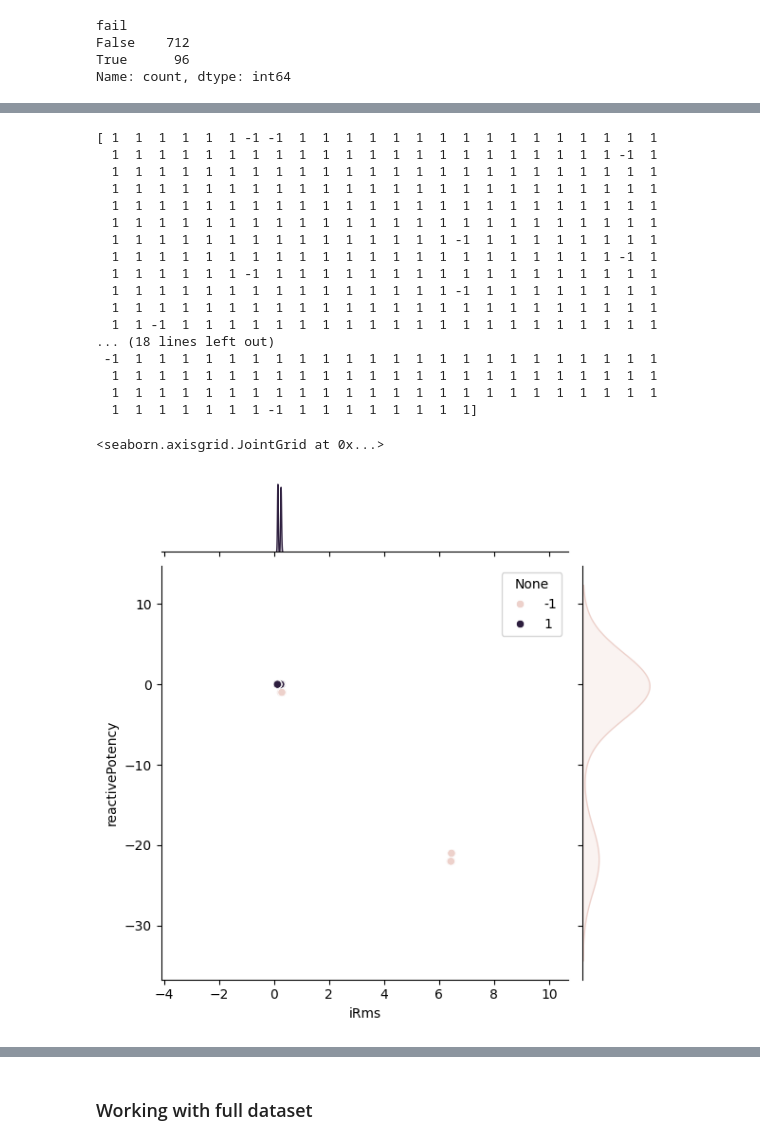
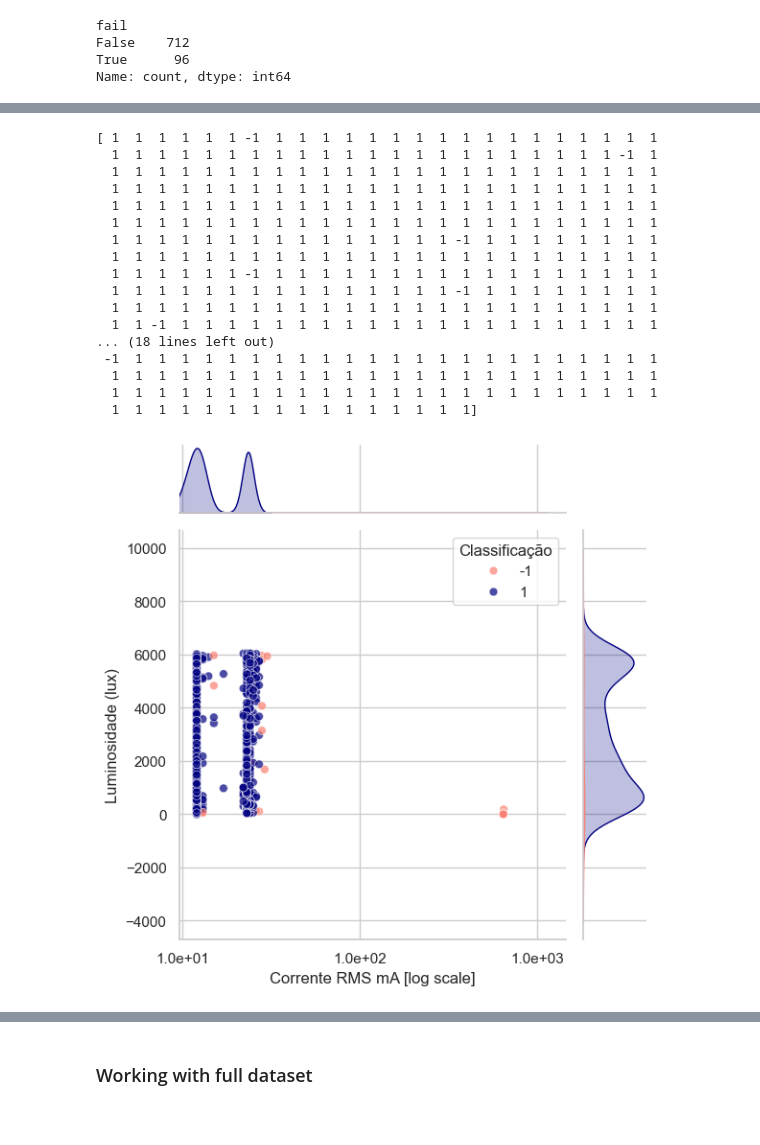
Before and after one commit to Joaohsd/project-c318, a Jupyter notebook: iforest.ipynb, the cells around one changed output, grey strips where cells are left out. Saved outputs shown, nothing was run; the diff lists cells and outputs as text; code cells hidden in the pictures.

```diff
--- a/iforest.ipynb
+++ b/iforest.ipynb
@@ -155,7 +203,7 @@ Name: count, dtype: int64
 # %%
 df_target_day = pd.Series(np.where(df_target_day, -1, 1), index=df_target_day.index)
 # %%
-model = IsolationForest(random_state=42, contamination=0.05)
+model = IsolationForest(random_state=42, contamination=0.025)
 y_pred = model.fit_predict(df_features_day)
 # %%
 evaluate(y_pred, df_target_day)
@@ -177,28 +225,51 @@ Confusion Matrix:
 y_pred = pd.DataFrame(y_pred,columns=['predict'])
 df_export = pd.concat([df_features_day, y_pred], axis=1)
 df_export.to_csv('result_day.csv')
-# %%
-y_pred_np = np.array(y_pred).flatten()
-df_features_day['iRms'] = df_features_day['iRms'] / 100
-print(y_pred_np)
-sns.jointplot(data=df_features_day, x="iRms", y="reactivePotency", hue=y_pred_np)
-# %% [output]
-[ 1  1  1  1  1  1 -1 -1  1  1  1  1  1  1  1  1  1  1  1  1  1  1  1  1
-  1  1  1  1  1  1  1  1  1  1  1  1  1  1  1  1  1  1  1  1  1  1 -1  1
-  1  1  1  1  1  1  1  1  1  1  1  1  1  1  1  1  1  1  1  1  1  1  1  1
-  1  1  1  1  1  1  1  1  1  1  1  1  1  1  1  1  1  1  1  1  1  1  1  1
-  1  1  1  1  1  1  1  1  1  1  1  1  1  1  1  1  1  1  1  1  1  1  1  1
-  1  1  1  1  1  1  1  1  1  1  1  1  1  1  1  1  1  1  1  1  1  1  1  1
-  1  1  1  1  1  1  1  1  1  1  1  1  1  1  1 -1  1  1  1  1  1  1  1  1
-  1  1  1  1  1  1  1  1  1  1  1  1  1  1  1  1  1  1  1  1  1  1 -1  1
-  1  1  1  1  1  1 -1  1  1  1  1  1  1  1  1  1  1  1  1  1  1  1  1  1
-  1  1  1  1  1  1  1  1  1  1  1  1  1  1  1 -1  1  1  1  1  1  1  1  1
-  1  1  1  1  1  1  1  1  1  1  1  1  1  1  1  1  1  1  1  1  1  1  1  1
-  1  1 -1  1  1  1  1  1  1  1  1  1  1  1  1  1  1  1  1  1  1  1  1  1
-... (18 lines left out)
- -1  1  1  1  1  1  1  1  1  1  1  1  1  1  1  1  1  1  1  1  1  1  1  1
-  1  1  1  1  1  1  1  1  1  1  1  1  1  1  1  1  1  1  1  1  1  1  1  1
-  1  1  1  1  1  1  1  1  1  1  1  1  1  1  1  1  1  1  1  1  1  1  1  1
-  1  1  1  1  1  1  1 -1  1  1  1  1  1  1  1  1]
-<seaborn.axisgrid.JointGrid at 0x...>
-[figure, removed]
+# %%
+y_pred_np = np.array(y_pred).flatten()
+df_features_day['iRms'] = df_features_day['iRms']
+print(y_pred_np)
+sns.set_theme(style="whitegrid")  # Estilo mais limpo
+plot = sns.jointplot(
+    data=df_features_day,
+    x="iRms",
+    y="luminosityLux",
+    hue=y_pred_np,
+    palette={-1: "salmon", 1: "navy"},  # Paleta de cores personalizada
+    alpha=0.7,  # Transparência
+    s=40,  # Tamanho dos pontos
+)
+
+# Ajustes no eixo X (log)
+plot.ax_joint.set_xscale('log')
+plot.ax_joint.xaxis.set_major_formatter(plt.FuncFormatter(lambda x, _: f'{x:.1e}'))
+
+# Melhorar os rótulos
+plot.ax_joint.set_xlabel("Corrente RMS mA [log scale]", fontsize=12)
+plot.ax_joint.set_ylabel("Luminosidade (lux)", fontsize=12)
+
+# Ajustar a legenda
+plot.ax_joint.legend_.set_title("Classificação")
+plot.ax_joint.legend_.set_bbox_to_anchor((1, 1))  # Coloca fora do gráfico principal
+
+plt.tight_layout()  # Ajusta espaçamentos
+plt.show()
+# %% [output]
+[ 1  1  1  1  1  1 -1  1  1  1  1  1  1  1  1  1  1  1  1  1  1  1  1  1
+  1  1  1  1  1  1  1  1  1  1  1  1  1  1  1  1  1  1  1  1  1  1 -1  1
+  1  1  1  1  1  1  1  1  1  1  1  1  1  1  1  1  1  1  1  1  1  1  1  1
+  1  1  1  1  1  1  1  1  1  1  1  1  1  1  1  1  1  1  1  1  1  1  1  1
+  1  1  1  1  1  1  1  1  1  1  1  1  1  1  1  1  1  1  1  1  1  1  1  1
+  1  1  1  1  1  1  1  1  1  1  1  1  1  1  1  1  1  1  1  1  1  1  1  1
+  1  1  1  1  1  1  1  1  1  1  1  1  1  1  1 -1  1  1  1  1  1  1  1  1
+  1  1  1  1  1  1  1  1  1  1  1  1  1  1  1  1  1  1  1  1  1  1  1  1
+  1  1  1  1  1  1 -1  1  1  1  1  1  1  1  1  1  1  1  1  1  1  1  1  1
+  1  1  1  1  1  1  1  1  1  1  1  1  1  1  1 -1  1  1  1  1  1  1  1  1
+  1  1  1  1  1  1  1  1  1  1  1  1  1  1  1  1  1  1  1  1  1  1  1  1
+  1  1 -1  1  1  1  1  1  1  1  1  1  1  1  1  1  1  1  1  1  1  1  1  1
+... (18 lines left out)
+ -1  1  1  1  1  1  1  1  1  1  1  1  1  1  1  1  1  1  1  1  1  1  1  1
+  1  1  1  1  1  1  1  1  1  1  1  1  1  1  1  1  1  1  1  1  1  1  1  1
+  1  1  1  1  1  1  1  1  1  1  1  1  1  1  1  1  1  1  1  1  1  1  1  1
+  1  1  1  1  1  1  1  1  1  1  1  1  1  1  1  1]
+[figure, added]
```
Also changed, not shown: parts of 8 cells of this notebook, 1 other file.
